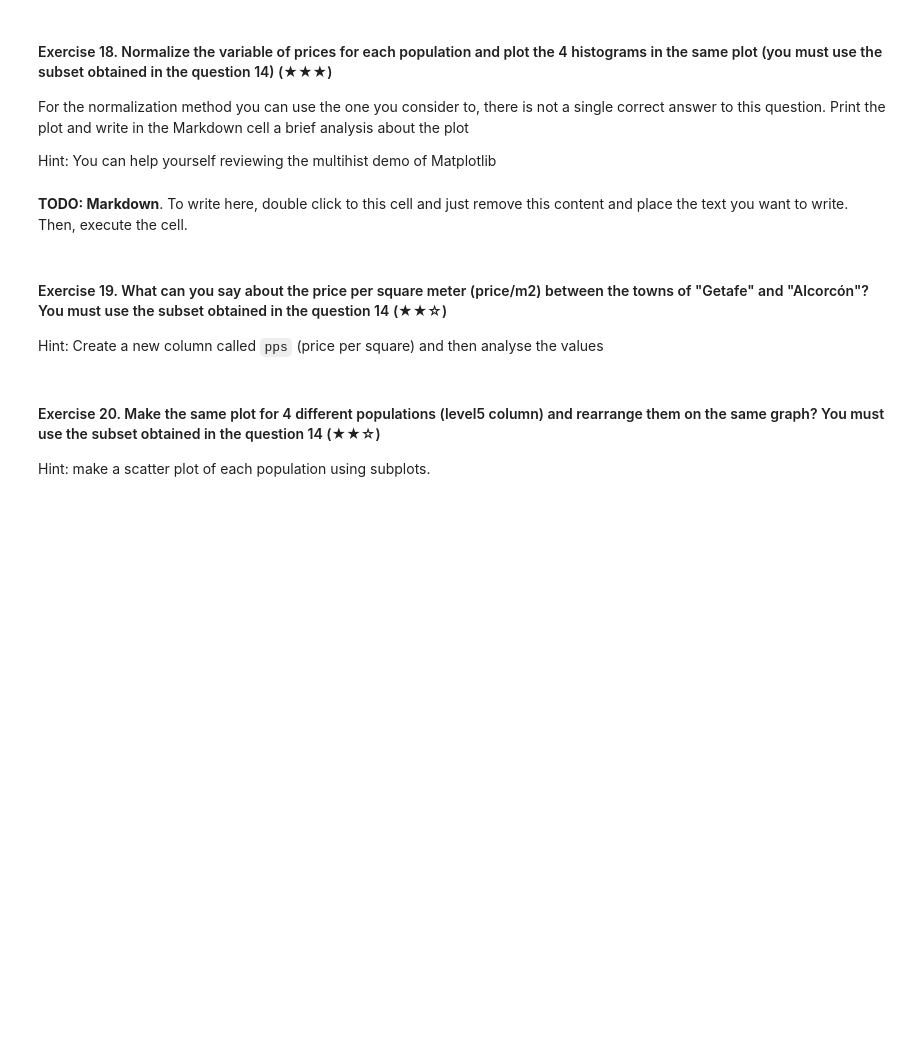
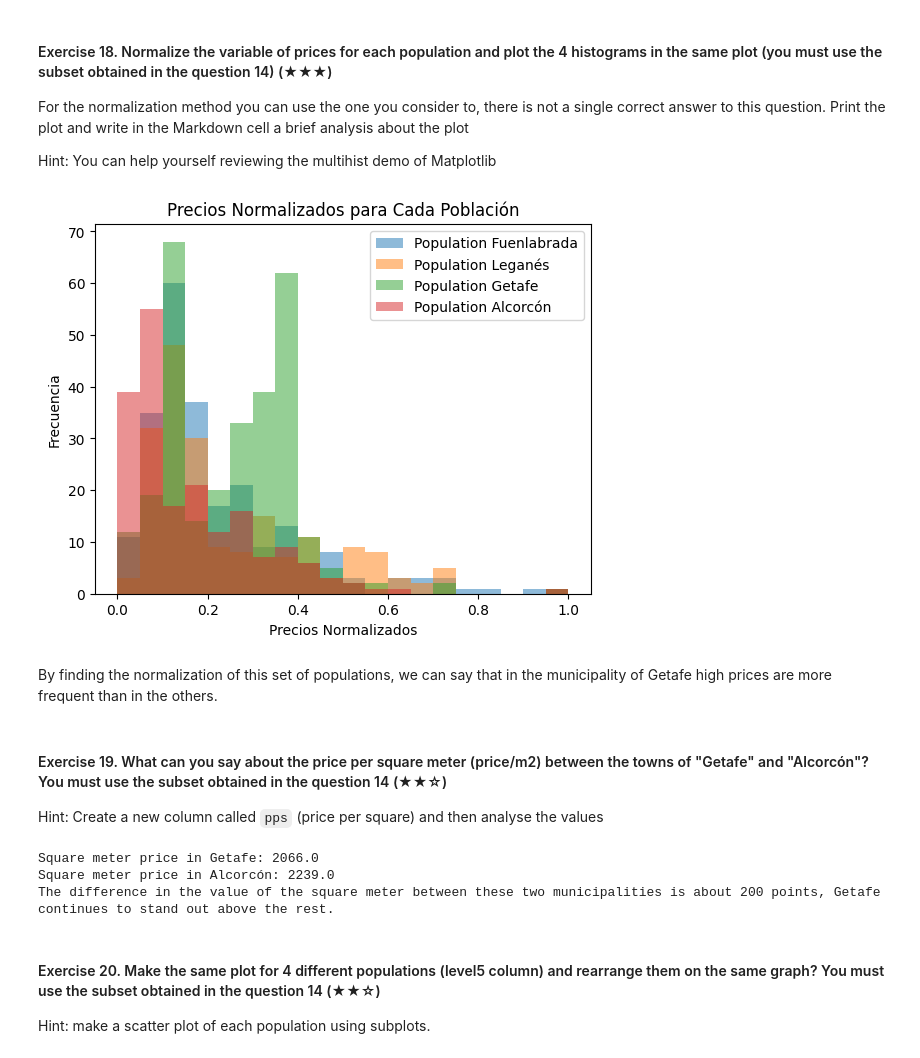
Before and after one commit to 4GeeksAcademy/pilarzarcoproyectoprework, a Jupyter notebook: project.ipynb, the cells around one changed output. Cells and saved outputs as stored; diff of their text form; code cells hidden in the pictures; blank space fills up the shorter version.

```diff
--- a/project.ipynb
+++ b/project.ipynb
@@ -482,17 +362,8 @@ Mean bathrooms: 0.5717968625577321
 
 Print both the address and the price of the selected house of each population. You can print a DataFrame or a single line for each population
 # %%
-# TODO
-import pandas as pd
-import numpy as np
-ds = pd.read_csv('assets/real_estate.csv', sep=';')
-
-    # Creamos la nueva lista de los 4 municipios con los que queremos trabajar
-south_belt_population = ["Fuenlabrada", "Leganés", "Getafe", "Alcorcón"]
-south_belt = ds[ds['level5'].isin(south_belt_population)]
-
-    #
+# More expensive houses
 mean_price = south_belt.groupby('level5')['price'].idxmax()
 most_expensive_houses = south_belt.loc[mean_price, ['level5', 'address', 'price']]
-print(most_expensive_houses)
+most_expensive_houses
 # %% [output]
@@ -508,22 +379,60 @@ For the normalization method you can use the one you consider to, there is not a
 
 Hint: You can help yourself reviewing the multihist demo of Matplotlib
 # %%
-# TODO
-import pandas as pd
-import numpy as np
-ds = pd.read_csv('assets/real_estate.csv', sep=';')
+# Create a figure and a set of axes
+fig, ax = plt.subplots()
 
-    # Creamos la nueva lista de los 4 municipios con los que queremos trabajar
-south_belt_population = ["Fuenlabrada", "Leganés", "Getafe", "Alcorcón"]
-south_belt = ds[ds['level5'].isin(south_belt_population)]
+# List to store normalized prices
+normalized_prices = []
+
+# Iterate through populations in south_belt_population
+for population in south_belt_population:
+    subplot = south_belt[south_belt['level5'] == population]
+    price = subplot['price']
+
+    # Normalize prices
+    normalized_price = (price - price.min()) / (price.max() - price.min())
+    normalized_prices.append(normalized_price)
+
+    # Create a histogram for each population
+    ax.hist(normalized_price, bins=20, alpha=0.5, label=f'Population {population}')
+
+# Add legend
+plt.legend()
+
+ax.set_xlabel('Precios Normalizados')
+ax.set_ylabel('Frecuencia')
+ax.set_title('Precios Normalizados para Cada Población')
+
+plt.show()
+# %% [output]
+[figure, added]
 # %% [markdown]
-**TODO: Markdown**. To write here, double click to this cell and just remove this content and place the text you want to write. Then, execute the cell.
+By finding the normalization of this set of populations, we can say that in the municipality of Getafe high prices are more frequent than in the others.
 # %% [markdown]
 #### Exercise 19. What can you say about the price per square meter (price/m2) between the towns of "Getafe" and "Alcorcón"? You must use the subset obtained in the question 14 (★★☆)
 
 Hint: Create a new column called `pps` (price per square) and then analyse the values
 # %%
-# TODO
+# Create the new column called 'pps' that will contain the value of the square meter
+ds['pps'] = ds['price']/ds['surface']
+
+# Defines the 'level5' column of the two municipalities
+data_getafe = south_belt[south_belt['level5'] == 'Getafe']
+data_alcorcon = south_belt[south_belt['level5'] == 'Alcorcón']
+
+# Define and find the mean inside the new 'pps' column
+mean_getafe = data_getafe['pps'].mean()
+mean_alcorcon = data_alcorcon['pps'].mean()
+
+# Print values and analyze
+print("Square meter price in Getafe:", mean_getafe.round())
+print("Square meter price in Alcorcón:", mean_alcorcon.round())
+print("The difference in the value of the square meter between these two municipalities is about 200 points, Getafe continues to stand out above the rest.")
+# %% [output]
+Square meter price in Getafe: 2066.0
+Square meter price in Alcorcón: 2239.0
+The difference in the value of the square meter between these two municipalities is about 200 points, Getafe continues to stand out above the rest.
 # %% [markdown]
 #### Exercise 20. Make the same plot for 4 different populations (level5 column) and rearrange them on the same graph? You must use the subset obtained in the question 14 (★★☆)
 Hint: make a scatter plot of each population using subplots.
```
Also changed, not shown: parts of 22 cells of this notebook.
